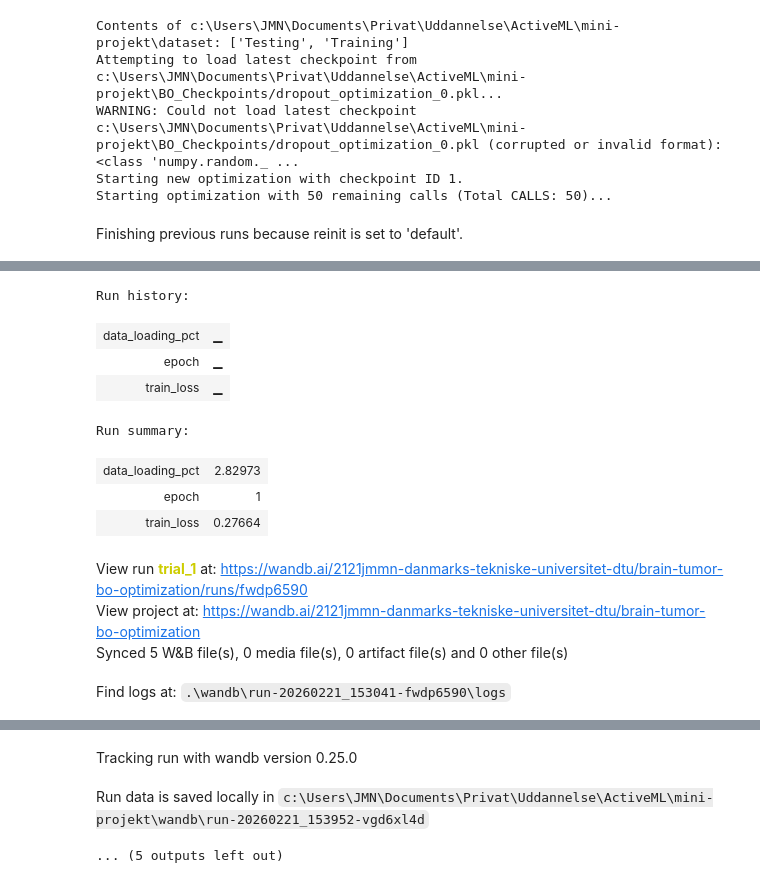
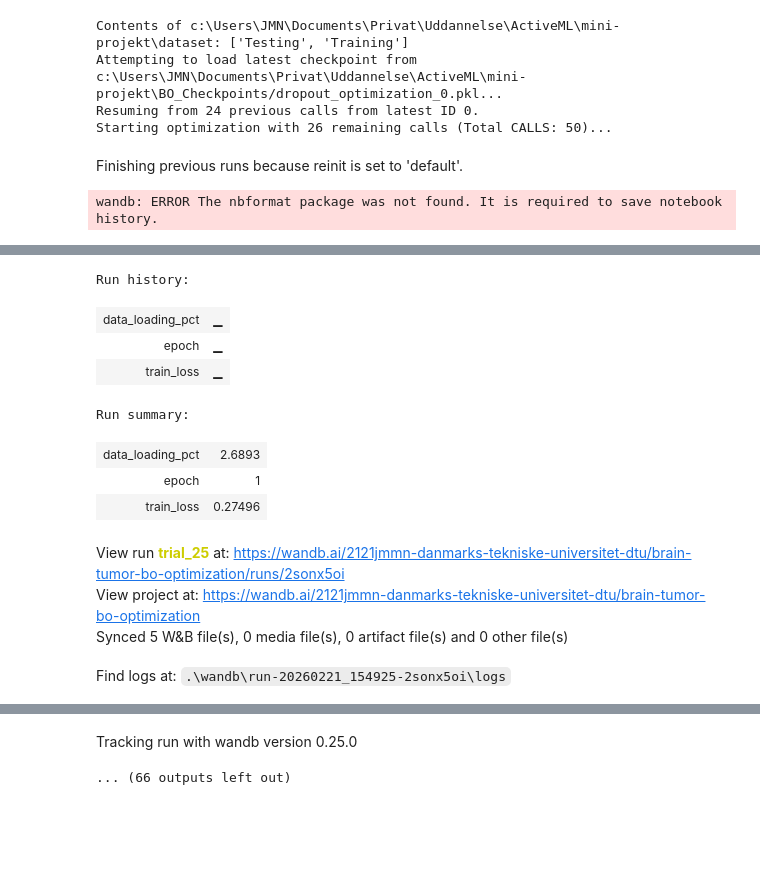
Before and after one commit to MannovTheMan/ActiveML_miniProject1, a Jupyter notebook: BrainTumorBO_dropout.ipynb, the cells around one changed output, grey strips where cells are left out. Saved outputs shown, nothing was run; the diff lists cells and outputs as text; code cells hidden in the pictures; blank space fills up the shorter version.

```diff
--- a/BrainTumorBO_dropout.ipynb
+++ b/BrainTumorBO_dropout.ipynb
@@ -88,7 +89,7 @@ criterion = nn.CrossEntropyLoss()
 CALLS = 50     # Total BO trials
 EPOCHS = 10     # Epochs per trial
 BATCH_SIZE = 32
-NUM_WORKERS = 2
+NUM_WORKERS = 1
 SEED = 123
 
 # Global counter for customization
@@ -362,46 +363,45 @@ if __name__ == '__main__':
                           y0=y0)              # Pass previous results to resume
 
     else:
         print(f"All {CALLS} calls already completed based on loaded checkpoint.")
         if x0 is not None and y0 is not None:
             # Simulate 'res' object for printing best results if optimization is skipped
             best_idx = np.argmin(y0)
             best_dropout = x0[best_idx][0] # Assuming dropout is the only parameter
             best_loss = y0[best_idx]
             class MockResult:
                 def __init__(self, x, fun):
                     self.x = x
                     self.fun = fun
             res = MockResult([best_dropout], best_loss)
             print(f"Best Dropout from loaded checkpoint: {res.x[0]:.4f}, Best Loss: {res.fun:.4f}")
         else:
             print("No results to display as no checkpoint was loaded and no new calls were made.")
 
     end_time = time.time()
     print(f"Optimization finished in {(end_time - start_time)/60:.2f} minutes.")
     if 'res' in locals(): # Check if 'res' was defined either by gp_minimize or MockResult
         print(f"Best Dropout: {res.x[0]:.4f}, Best Loss: {res.fun:.4f}")
 # %% [output]
 Contents of c:\Users\JMN\Documents\Privat\Uddannelse\ActiveML\mini-projekt\dataset: ['Testing', 'Training']
 Attempting to load latest checkpoint from c:\Users\JMN\Documents\Privat\Uddannelse\ActiveML\mini-projekt\BO_Checkpoints/dropout_optimization_0.pkl...
-WARNING: Could not load latest checkpoint c:\Users\JMN\Documents\Privat\Uddannelse\ActiveML\mini-projekt\BO_Checkpoints/dropout_optimization_0.pkl (corrupted or invalid format): <class 'numpy.random._ ...
-Starting new optimization with checkpoint ID 1.
-Starting optimization with 50 remaining calls (Total CALLS: 50)...
+Resuming from 24 previous calls from latest ID 0.
+Starting optimization with 26 remaining calls (Total CALLS: 50)...
 Finishing previous runs because reinit is set to 'default'.
+wandb: ERROR The nbformat package was not found. It is required to save notebook history.
 [interactive output not drawn]
-Run history:
+Run history:
 | data_loading_pct | ▁ |
 | epoch | ▁ |
 | train_loss | ▁ |
-Run summary:
+Run summary:
-| data_loading_pct | 2.82973 |
+| data_loading_pct | 2.6893 |
 | epoch | 1 |
-| train_loss | 0.27664 |
+| train_loss | 0.27496 |
-View run trial_1 at: https://wandb.ai/2121jmmn-danmarks-tekniske-universitet-dtu/brain-tumor-bo-optimization/runs/fwdp6590
+View run trial_25 at: https://wandb.ai/2121jmmn-danmarks-tekniske-universitet-dtu/brain-tumor-bo-optimization/runs/2sonx5oi
 View project at: https://wandb.ai/2121jmmn-danmarks-tekniske-universitet-dtu/brain-tumor-bo-optimization
 Synced 5 W&B file(s), 0 media file(s), 0 artifact file(s) and 0 other file(s)
-Find logs at: .\wandb\run-20260221_153041-fwdp6590\logs
+Find logs at: .\wandb\run-20260221_154925-2sonx5oi\logs
 [interactive output not drawn]
 Tracking run with wandb version 0.25.0
-Run data is saved locally in c:\Users\JMN\Documents\Privat\Uddannelse\ActiveML\mini-projekt\wandb\run-20260221_153952-vgd6xl4d
-... (5 outputs left out)
+... (66 outputs left out)
```
Also changed, not shown: parts of 1 cell of this notebook.
